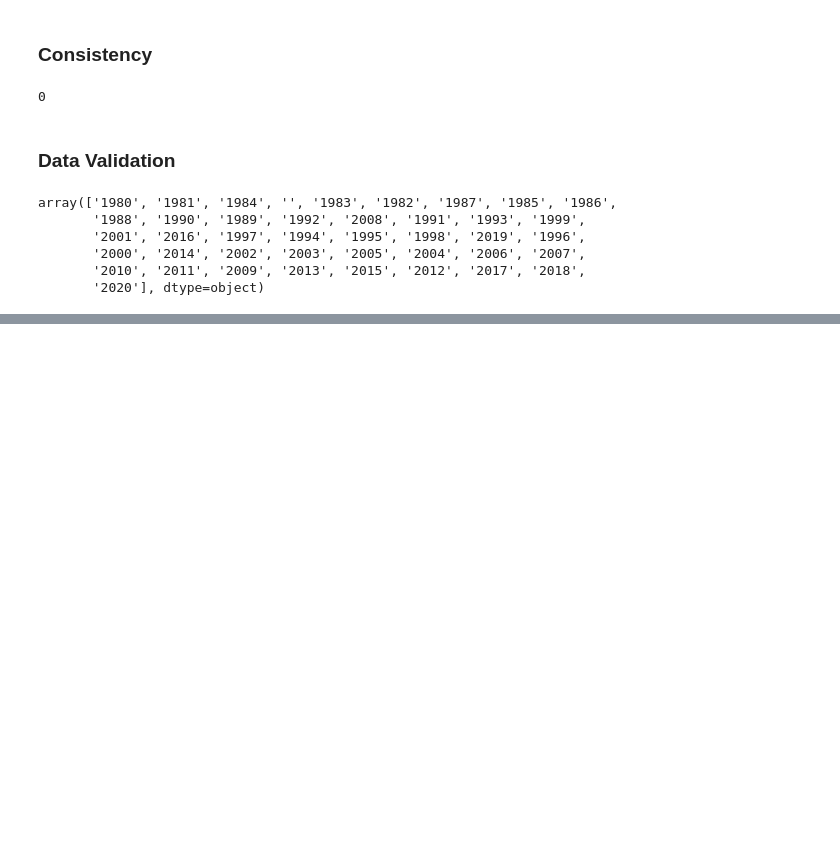
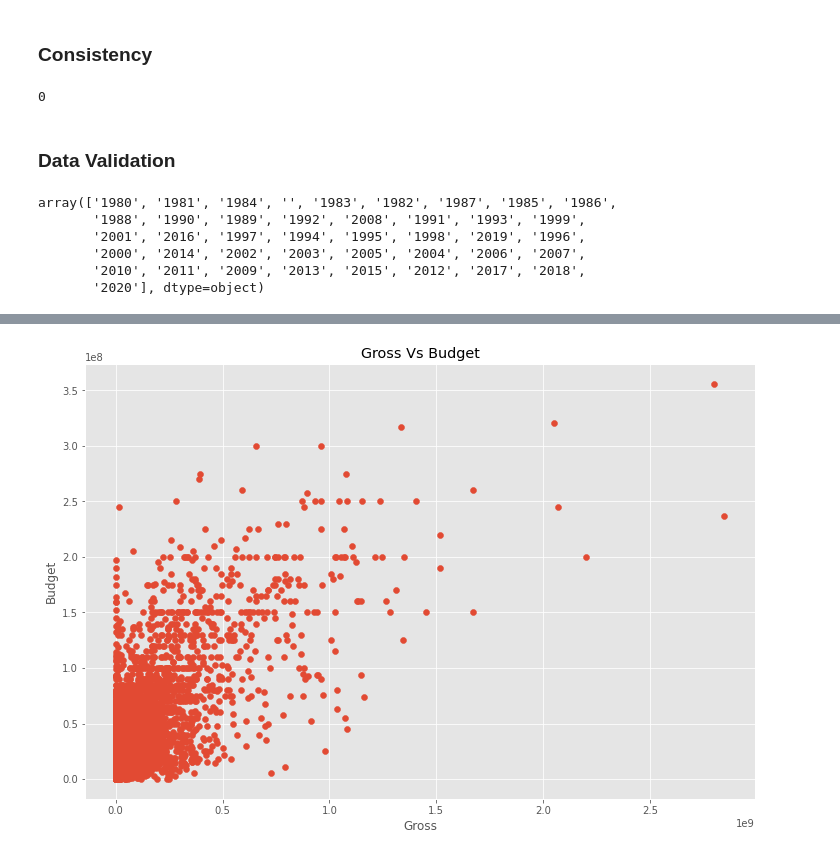
Before and after one commit to GlendahMoraa/MoviesRep, a Jupyter notebook: Movies.ipynb, the cells around one changed output, grey strips where cells are left out. Cells and saved outputs as stored; diff of their text form; code cells hidden in the pictures; blank space fills up the shorter version.

```diff
--- a/Movies.ipynb
+++ b/Movies.ipynb
@@ -160,0 +178,10 @@ Movies.describe()
+# %%
+#Scatter plot for bugdet vs gross
+
+plt.scatter(x=Movies['gross'], y=Movies['budget'])
+plt.title("Gross Vs Budget")
+plt.xlabel("Gross")
+plt.ylabel("Budget")
+plt.show()
+# %% [output]
+[figure, added]
```
Also changed, not shown: parts of 13 cells of this notebook.
